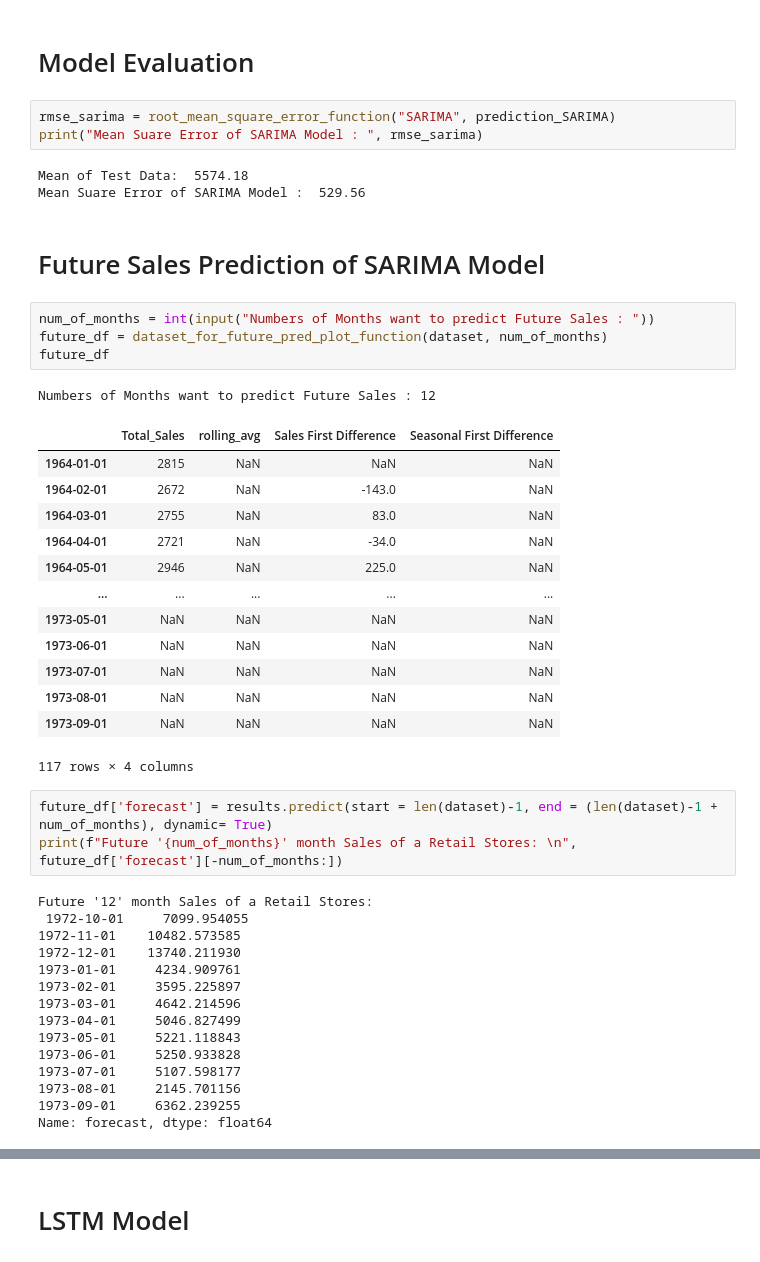
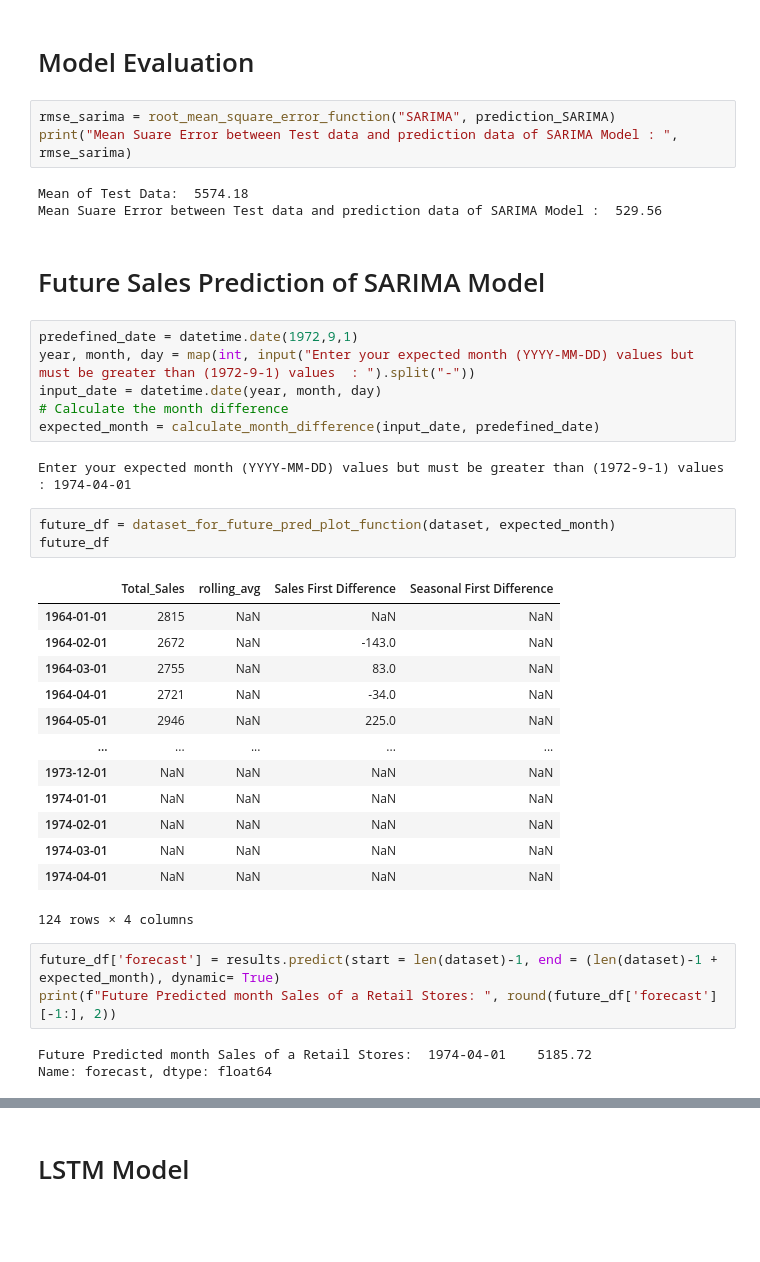
Before and after one commit to Bikas0/Sales-of-a-Retail-Store, a Jupyter notebook: Business Automation Ltd. Interview Skill Test/Predicting Monthly Sales for a Retail Stores.ipynb, the cells around one changed output, grey strips where cells are left out. Cells and saved outputs as stored; diff of their text form; blank space fills up the shorter version.

```diff
--- a/Business Automation Ltd. Interview Skill Test/Predicting Monthly Sales for a Retail Stores.ipynb
+++ b/Business Automation Ltd. Interview Skill Test/Predicting Monthly Sales for a Retail Stores.ipynb
@@ -337,48 +355,42 @@ plot_test_pred_function("SARIMA", prediction_SARIMA)
 # Model Evaluation
 # %%
 rmse_sarima = root_mean_square_error_function("SARIMA", prediction_SARIMA)
-print("Mean Suare Error of SARIMA Model : ", rmse_sarima)
+print("Mean Suare Error between Test data and prediction data of SARIMA Model : ", rmse_sarima)
 # %% [output]
 Mean of Test Data:  5574.18
-Mean Suare Error of SARIMA Model :  529.56
+Mean Suare Error between Test data and prediction data of SARIMA Model :  529.56
 # %% [markdown]
 # Future Sales Prediction of SARIMA Model
 # %%
-num_of_months = int(input("Numbers of Months want to predict Future Sales : "))
-future_df = dataset_for_future_pred_plot_function(dataset, num_of_months)
-future_df
+predefined_date = datetime.date(1972,9,1)
+year, month, day = map(int, input("Enter your expected month (YYYY-MM-DD) values but must be greater than (1972-9-1) values  : ").split("-"))
+input_date = datetime.date(year, month, day)
+# Calculate the month difference
+expected_month = calculate_month_difference(input_date, predefined_date)
 # %% [output]
-Numbers of Months want to predict Future Sales : 12
+Enter your expected month (YYYY-MM-DD) values but must be greater than (1972-9-1) values  : 1974-04-01
-|  | Total_Sales | rolling_avg | Sales First Difference | Seasonal First Difference |
-| 1964-01-01 | 2815 | NaN | NaN | NaN |
-| 1964-02-01 | 2672 | NaN | -143.0 | NaN |
-| 1964-03-01 | 2755 | NaN | 83.0 | NaN |
-| 1964-04-01 | 2721 | NaN | -34.0 | NaN |
-| 1964-05-01 | 2946 | NaN | 225.0 | NaN |
-| ... | ... | ... | ... | ... |
-| 1973-05-01 | NaN | NaN | NaN | NaN |
-| 1973-06-01 | NaN | NaN | NaN | NaN |
-| 1973-07-01 | NaN | NaN | NaN | NaN |
-| 1973-08-01 | NaN | NaN | NaN | NaN |
-| 1973-09-01 | NaN | NaN | NaN | NaN |
-117 rows × 4 columns
+# %%
+future_df = dataset_for_future_pred_plot_function(dataset, expected_month)
+future_df
+# %% [output]
+|  | Total_Sales | rolling_avg | Sales First Difference | Seasonal First Difference |
+| 1964-01-01 | 2815 | NaN | NaN | NaN |
+| 1964-02-01 | 2672 | NaN | -143.0 | NaN |
+| 1964-03-01 | 2755 | NaN | 83.0 | NaN |
+| 1964-04-01 | 2721 | NaN | -34.0 | NaN |
+| 1964-05-01 | 2946 | NaN | 225.0 | NaN |
+| ... | ... | ... | ... | ... |
+| 1973-12-01 | NaN | NaN | NaN | NaN |
+| 1974-01-01 | NaN | NaN | NaN | NaN |
+| 1974-02-01 | NaN | NaN | NaN | NaN |
+| 1974-03-01 | NaN | NaN | NaN | NaN |
+| 1974-04-01 | NaN | NaN | NaN | NaN |
+124 rows × 4 columns
 # %%
-future_df['forecast'] = results.predict(start = len(dataset)-1, end = (len(dataset)-1 + num_of_months), dynamic= True)
-print(f"Future '{num_of_months}' month Sales of a Retail Stores: \n", future_df['forecast'][-num_of_months:])
+future_df['forecast'] = results.predict(start = len(dataset)-1, end = (len(dataset)-1 + expected_month), dynamic= True)
+print(f"Future Predicted month Sales of a Retail Stores: ", round(future_df['forecast'][-1:], 2))
 # %% [output]
-Future '12' month Sales of a Retail Stores:
- 1972-10-01     7099.954055
-1972-11-01    10482.573585
-1972-12-01    13740.211930
-1973-01-01     4234.909761
-1973-02-01     3595.225897
-1973-03-01     4642.214596
-1973-04-01     5046.827499
-1973-05-01     5221.118843
-1973-06-01     5250.933828
-1973-07-01     5107.598177
-1973-08-01     2145.701156
-1973-09-01     6362.239255
+Future Predicted month Sales of a Retail Stores:  1974-04-01    5185.72
 Name: forecast, dtype: float64
 # %%
 plot_pred_future_sales_with_previoue_sales_function("SARIMA", 'forecast')
```
Also changed, not shown: parts of 32 cells of this notebook.
